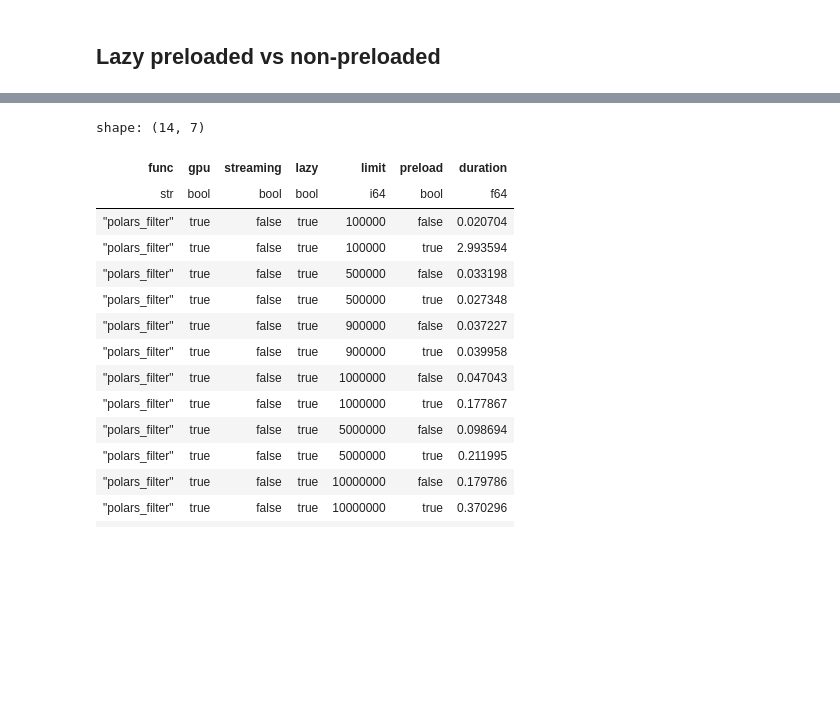
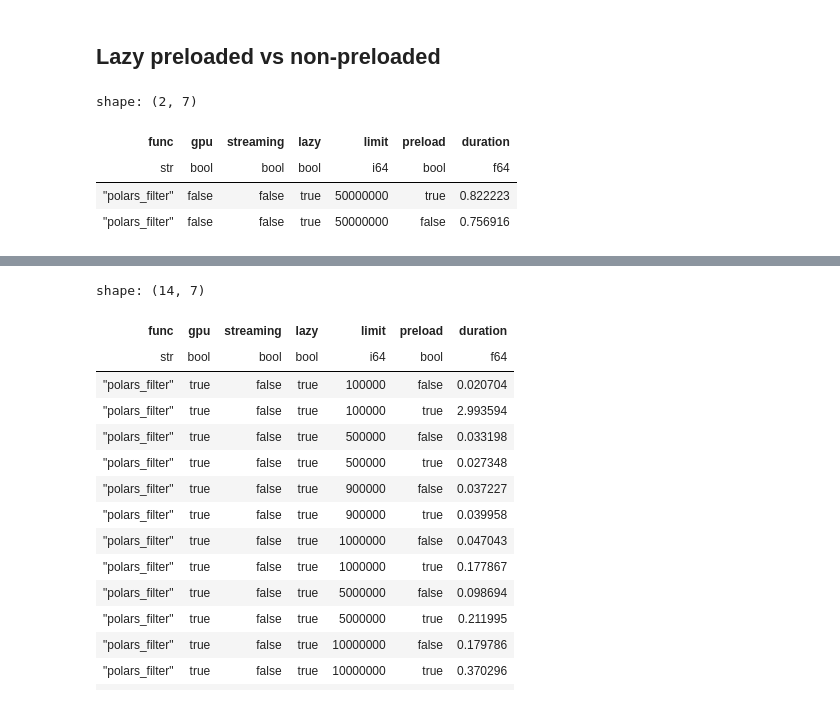
Before and after one commit to Baukebrenninkmeijer/polars-pyspark-pandas-comparison, a Jupyter notebook: results/analysis.ipynb, the cells around one changed output, grey strips where cells are left out. Saved outputs shown, nothing was run; the diff lists cells and outputs as text; code cells hidden in the pictures; blank space fills up the shorter version.

```diff
--- a/results/analysis.ipynb
+++ b/results/analysis.ipynb
@@ -309,4 +329,14 @@ plot_pretty_boxplot(
 [interactive output not drawn]
 # %% [markdown]
 ## Lazy preloaded vs non-preloaded
+# %%
+df.filter(~pl.col("gpu") & ~pl.col("streaming")).filter(
+    (pl.col("func") == "polars_filter") & pl.col("lazy")
+).filter(pl.col("limit") == 50000000)
+# %% [output]
+shape: (2, 7)
+| func | gpu | streaming | lazy | limit | preload | duration |
+| str | bool | bool | bool | i64 | bool | f64 |
+| "polars_filter" | false | false | true | 50000000 | true | 0.822223 |
+| "polars_filter" | false | false | true | 50000000 | false | 0.756916 |
 # %%
```
Also changed, not shown: parts of 19 cells of this notebook, 5 other files.
